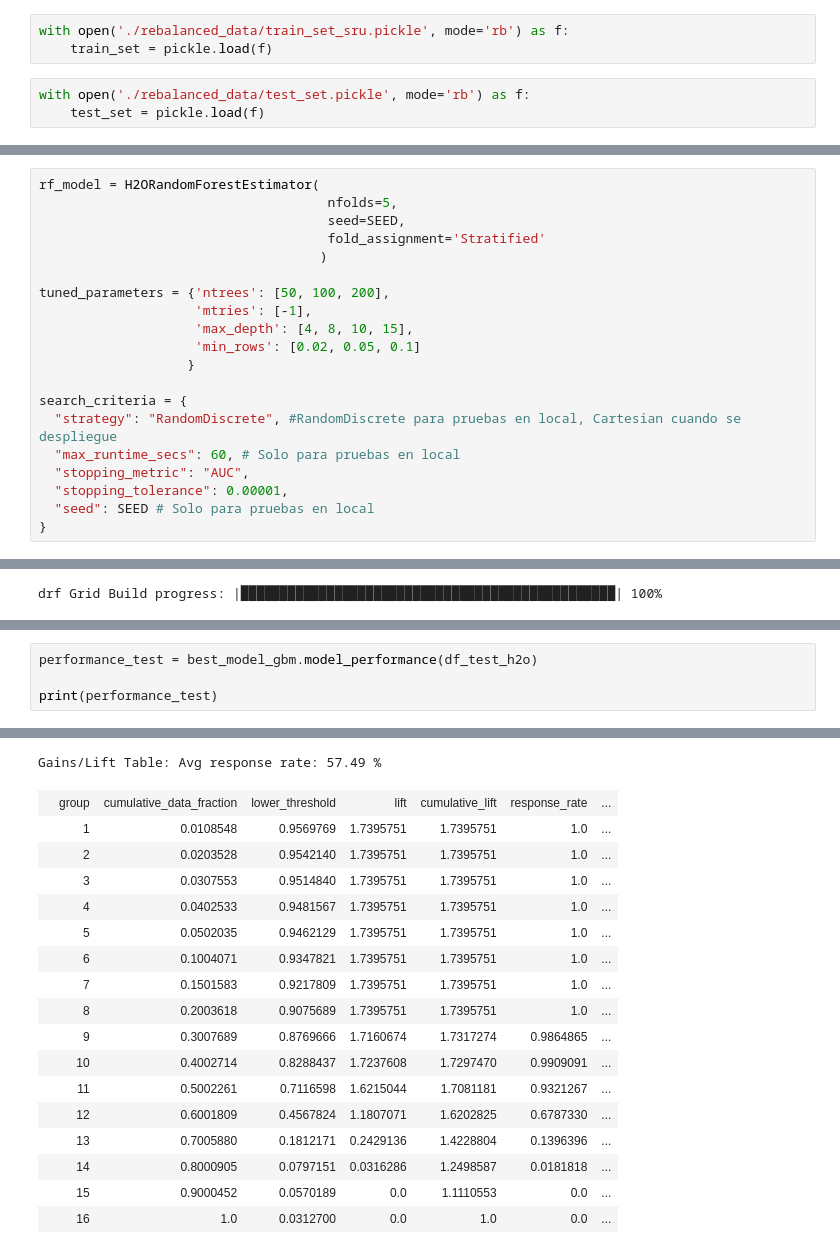
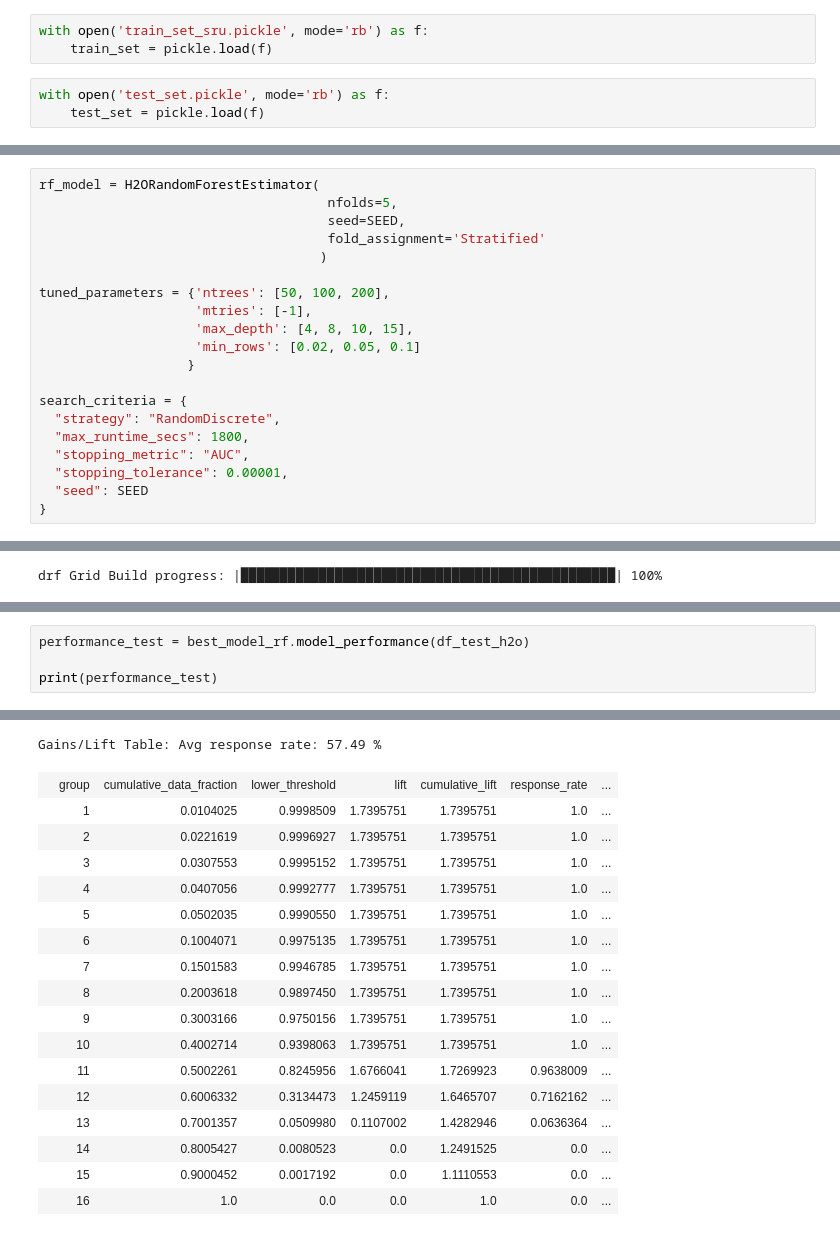
Before and after one commit to jvicentem/phishing-website-detection, a Jupyter notebook: Spark.ipynb, the cells around one changed output, grey strips where cells are left out. Saved outputs shown, nothing was run; the diff lists cells and outputs as text.

```diff
--- a/Spark.ipynb
+++ b/Spark.ipynb
@@ -18,8 +16,8 @@ ImportError: No module named 'pyspark'
 # %%
-with open('./rebalanced_data/train_set_sru.pickle', mode='rb') as f:
+with open('train_set_sru.pickle', mode='rb') as f:
     train_set = pickle.load(f)
 # %%
-with open('./rebalanced_data/test_set.pickle', mode='rb') as f:
+with open('test_set.pickle', mode='rb') as f:
     test_set = pickle.load(f)
 # %%
 df_train = pd.DataFrame(train_set['x'], columns=train_set['x'].columns)
@@ -202,11 +229,11 @@ tuned_parameters = {'ntrees': [50, 100, 200],
                    }
 
 search_criteria = {
-  "strategy": "RandomDiscrete", #RandomDiscrete para pruebas en local, Cartesian cuando se despliegue
-  "max_runtime_secs": 60, # Solo para pruebas en local
+  "strategy": "RandomDiscrete",
+  "max_runtime_secs": 1800,
   "stopping_metric": "AUC",
   "stopping_tolerance": 0.00001,
-  "seed": SEED # Solo para pruebas en local
+  "seed": SEED
 }
 # %%
 # Mirar consola para ver resultados de CV Grid-Search
@@ -240,5 +295,5 @@ print(gs.sorted_metric_table())
 # %%
-performance_test = best_model_gbm.model_performance(df_test_h2o)
+performance_test = best_model_rf.model_performance(df_test_h2o)
 
 print(performance_test)
 # %% [output]
@@ -271,21 +326,21 @@ Maximum Metrics: Maximum metrics at their respective thresholds
 Gains/Lift Table: Avg response rate: 57.49 %
 |  | group | cumulative_data_fraction | lower_threshold | lift | cumulative_lift | response_rate | ... |
-|  | 1 | 0.0108548 | 0.9569769 | 1.7395751 | 1.7395751 | 1.0 | ... |
-|  | 2 | 0.0203528 | 0.9542140 | 1.7395751 | 1.7395751 | 1.0 | ... |
-|  | 3 | 0.0307553 | 0.9514840 | 1.7395751 | 1.7395751 | 1.0 | ... |
-|  | 4 | 0.0402533 | 0.9481567 | 1.7395751 | 1.7395751 | 1.0 | ... |
-|  | 5 | 0.0502035 | 0.9462129 | 1.7395751 | 1.7395751 | 1.0 | ... |
-|  | 6 | 0.1004071 | 0.9347821 | 1.7395751 | 1.7395751 | 1.0 | ... |
-|  | 7 | 0.1501583 | 0.9217809 | 1.7395751 | 1.7395751 | 1.0 | ... |
-|  | 8 | 0.2003618 | 0.9075689 | 1.7395751 | 1.7395751 | 1.0 | ... |
-|  | 9 | 0.3007689 | 0.8769666 | 1.7160674 | 1.7317274 | 0.9864865 | ... |
-|  | 10 | 0.4002714 | 0.8288437 | 1.7237608 | 1.7297470 | 0.9909091 | ... |
-|  | 11 | 0.5002261 | 0.7116598 | 1.6215044 | 1.7081181 | 0.9321267 | ... |
-|  | 12 | 0.6001809 | 0.4567824 | 1.1807071 | 1.6202825 | 0.6787330 | ... |
-|  | 13 | 0.7005880 | 0.1812171 | 0.2429136 | 1.4228804 | 0.1396396 | ... |
-|  | 14 | 0.8000905 | 0.0797151 | 0.0316286 | 1.2498587 | 0.0181818 | ... |
-|  | 15 | 0.9000452 | 0.0570189 | 0.0 | 1.1110553 | 0.0 | ... |
-|  | 16 | 1.0 | 0.0312700 | 0.0 | 1.0 | 0.0 | ... |
+|  | 1 | 0.0104025 | 0.9998509 | 1.7395751 | 1.7395751 | 1.0 | ... |
+|  | 2 | 0.0221619 | 0.9996927 | 1.7395751 | 1.7395751 | 1.0 | ... |
+|  | 3 | 0.0307553 | 0.9995152 | 1.7395751 | 1.7395751 | 1.0 | ... |
+|  | 4 | 0.0407056 | 0.9992777 | 1.7395751 | 1.7395751 | 1.0 | ... |
+|  | 5 | 0.0502035 | 0.9990550 | 1.7395751 | 1.7395751 | 1.0 | ... |
+|  | 6 | 0.1004071 | 0.9975135 | 1.7395751 | 1.7395751 | 1.0 | ... |
+|  | 7 | 0.1501583 | 0.9946785 | 1.7395751 | 1.7395751 | 1.0 | ... |
+|  | 8 | 0.2003618 | 0.9897450 | 1.7395751 | 1.7395751 | 1.0 | ... |
+|  | 9 | 0.3003166 | 0.9750156 | 1.7395751 | 1.7395751 | 1.0 | ... |
+|  | 10 | 0.4002714 | 0.9398063 | 1.7395751 | 1.7395751 | 1.0 | ... |
+|  | 11 | 0.5002261 | 0.8245956 | 1.6766041 | 1.7269923 | 0.9638009 | ... |
+|  | 12 | 0.6006332 | 0.3134473 | 1.2459119 | 1.6465707 | 0.7162162 | ... |
+|  | 13 | 0.7001357 | 0.0509980 | 0.1107002 | 1.4282946 | 0.0636364 | ... |
+|  | 14 | 0.8005427 | 0.0080523 | 0.0 | 1.2491525 | 0.0 | ... |
+|  | 15 | 0.9000452 | 0.0017192 | 0.0 | 1.1110553 | 0.0 | ... |
+|  | 16 | 1.0 | 0.0 | 0.0 | 1.0 | 0.0 | ... |
 # %%
 print(performance_test.accuracy()[0][1])
 # %% [output]
```
Also changed, not shown: parts of 12 cells of this notebook.
